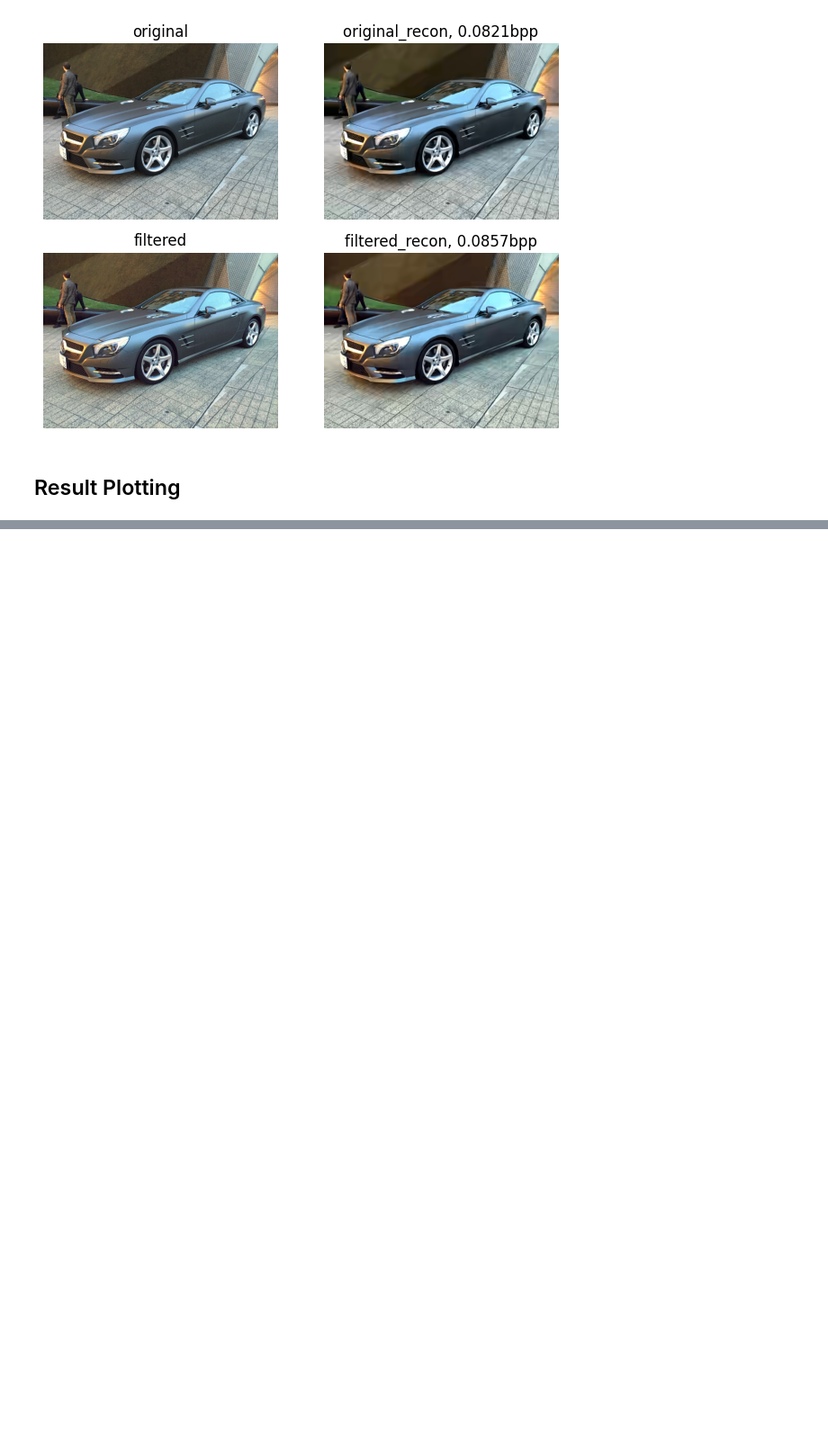
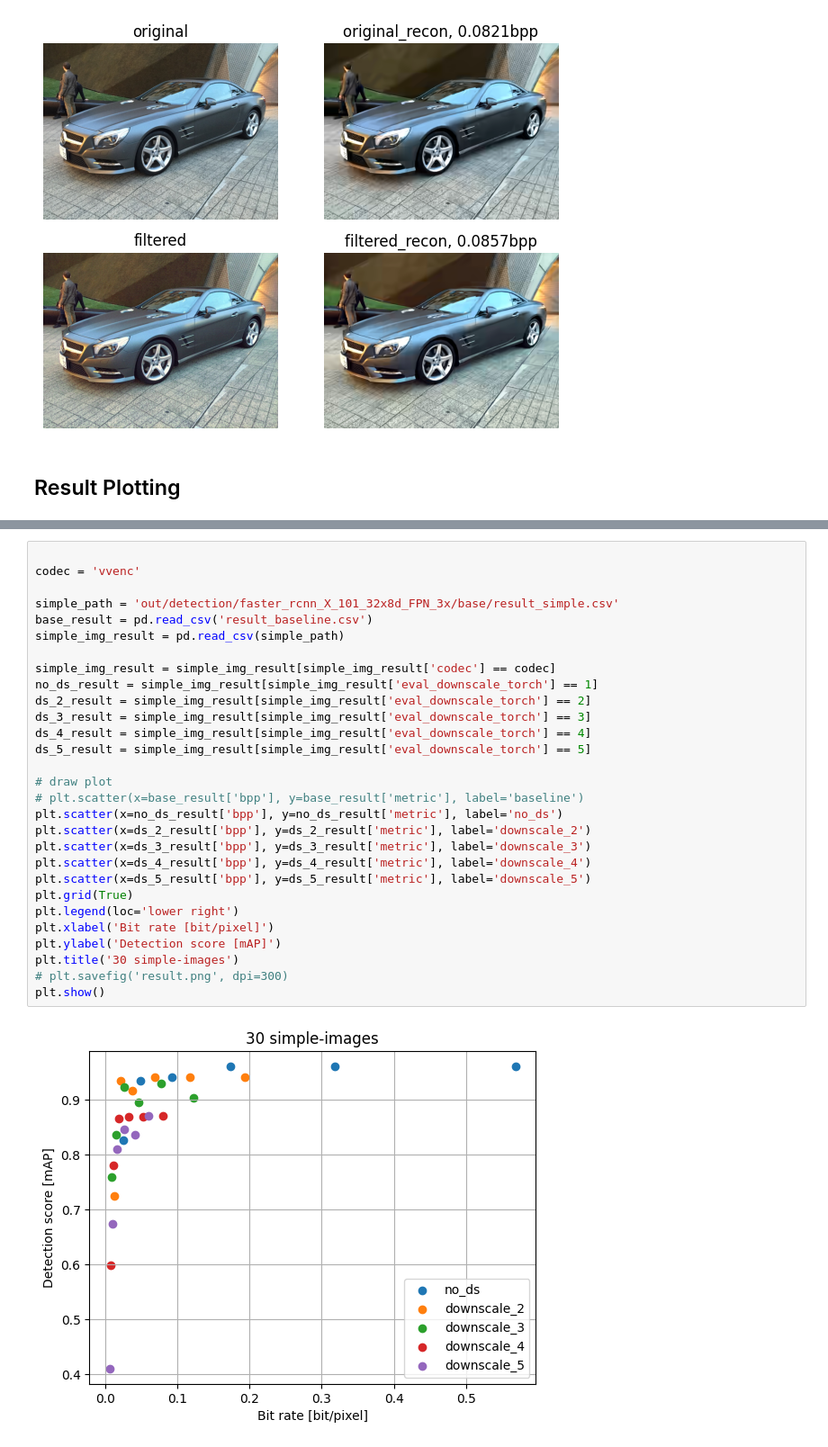
Before and after one commit to seongmoon729/surrogate_v2, a Jupyter notebook: visualization.ipynb, the cells around one changed output, grey strips where cells are left out. Shown at 90% size. Saved outputs shown, nothing was run; the diff lists cells and outputs as text; blank space fills up the shorter version.

```diff
--- a/visualization.ipynb
+++ b/visualization.ipynb
@@ -118,0 +299,31 @@ plt.show()
+# %%
+
+codec = 'vvenc'
+
+simple_path = 'out/detection/faster_rcnn_X_101_32x8d_FPN_3x/base/result_simple.csv'
+base_result = pd.read_csv('result_baseline.csv')
+simple_img_result = pd.read_csv(simple_path)
+
+simple_img_result = simple_img_result[simple_img_result['codec'] == codec]
+no_ds_result = simple_img_result[simple_img_result['eval_downscale_torch'] == 1]
+ds_2_result = simple_img_result[simple_img_result['eval_downscale_torch'] == 2]
+ds_3_result = simple_img_result[simple_img_result['eval_downscale_torch'] == 3]
+ds_4_result = simple_img_result[simple_img_result['eval_downscale_torch'] == 4]
+ds_5_result = simple_img_result[simple_img_result['eval_downscale_torch'] == 5]
+
+# draw plot
+# plt.scatter(x=base_result['bpp'], y=base_result['metric'], label='baseline')
+plt.scatter(x=no_ds_result['bpp'], y=no_ds_result['metric'], label='no_ds')
+plt.scatter(x=ds_2_result['bpp'], y=ds_2_result['metric'], label='downscale_2')
+plt.scatter(x=ds_3_result['bpp'], y=ds_3_result['metric'], label='downscale_3')
+plt.scatter(x=ds_4_result['bpp'], y=ds_4_result['metric'], label='downscale_4')
+plt.scatter(x=ds_5_result['bpp'], y=ds_5_result['metric'], label='downscale_5')
+plt.grid(True)
+plt.legend(loc='lower right')
+plt.xlabel('Bit rate [bit/pixel]')
+plt.ylabel('Detection score [mAP]')
+plt.title('30 simple-images')
+# plt.savefig('result.png', dpi=300)
+plt.show()
+# %% [output]
+[figure, added]
```
Also changed, not shown: parts of 34 cells of this notebook, 6 other files.
